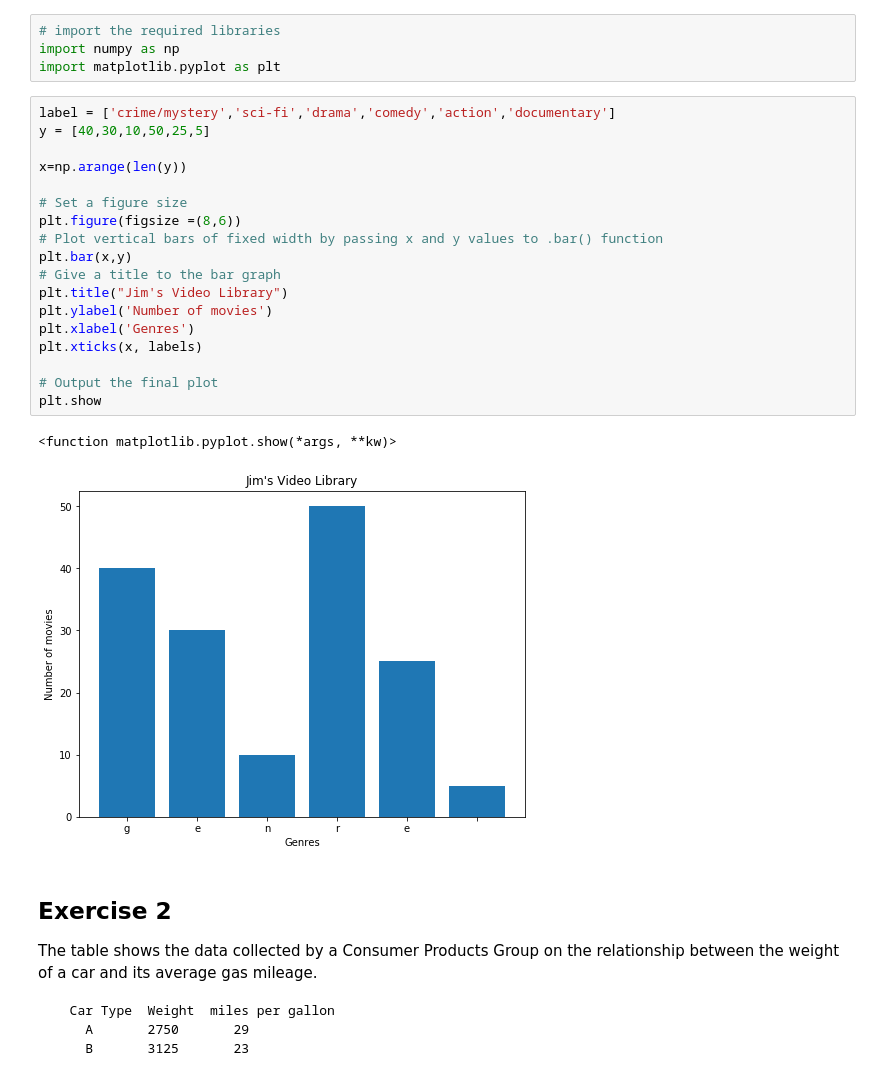
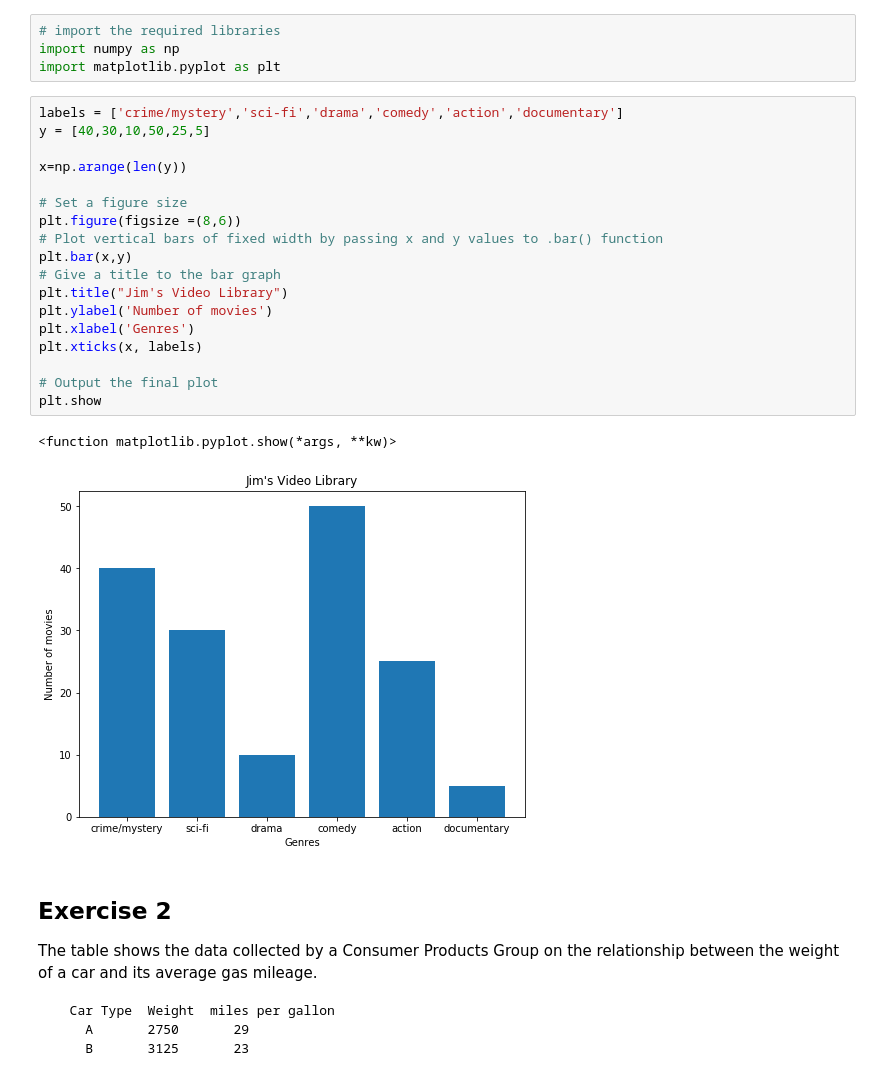
Before and after one commit to keita-dc/dsc-data-viz-lab-dc-ds-060319, a Jupyter notebook: index.ipynb, the cells around one changed output. Drawn from its saved outputs; the diff is of its cells as text.

```diff
--- a/index.ipynb
+++ b/index.ipynb
@@ -25,26 +25,26 @@ Make a vertical bar graph using `plt.bar()` for the following set of data:
 import numpy as np
 import matplotlib.pyplot as plt
 # %%
-label = ['crime/mystery','sci-fi','drama','comedy','action','documentary']
+labels = ['crime/mystery','sci-fi','drama','comedy','action','documentary']
 y = [40,30,10,50,25,5]
 
 x=np.arange(len(y))
 
 # Set a figure size
 plt.figure(figsize =(8,6))
 # Plot vertical bars of fixed width by passing x and y values to .bar() function
 plt.bar(x,y)
 # Give a title to the bar graph
 plt.title("Jim's Video Library")
 plt.ylabel('Number of movies')
 plt.xlabel('Genres')
 plt.xticks(x, labels)
 
 # Output the final plot
 plt.show
 # %% [output]
 <function matplotlib.pyplot.show(*args, **kw)>
-[figure, old version]
+[figure, new version]
 # %% [markdown]
 ## Exercise 2
 
```
